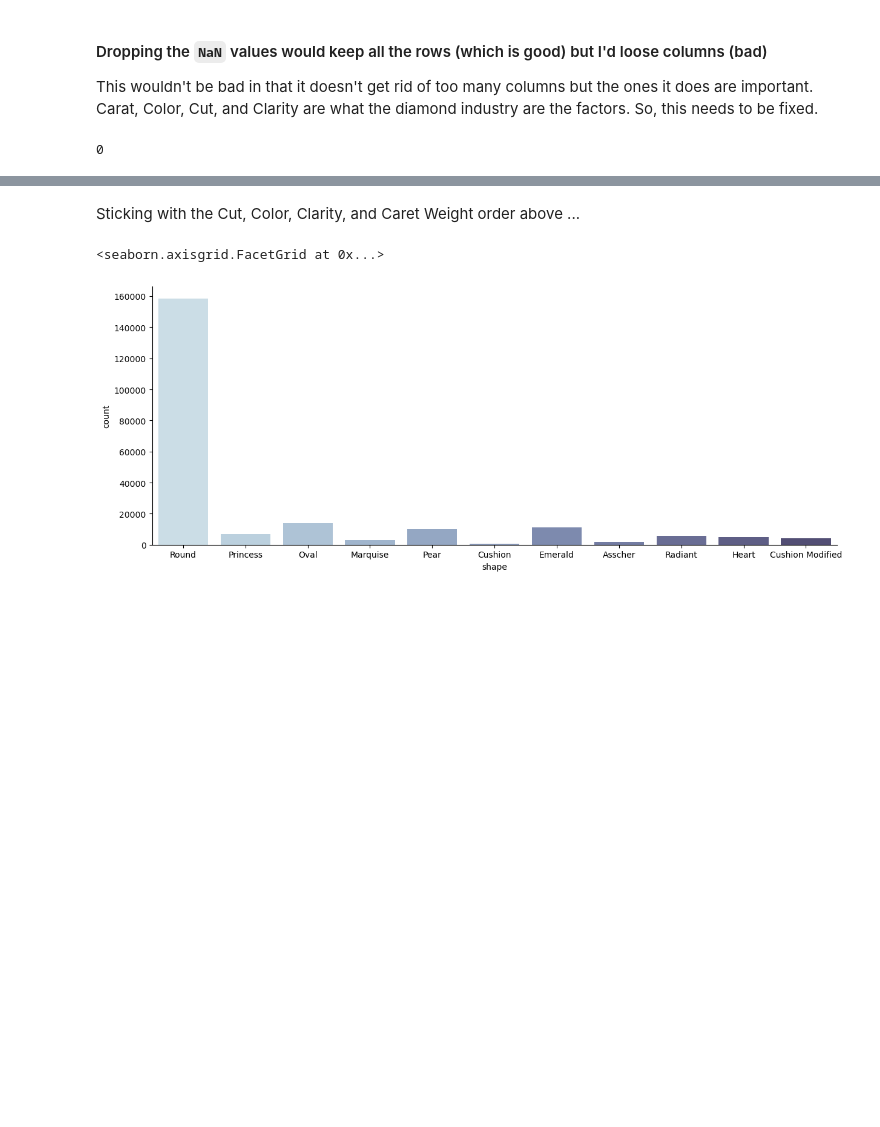
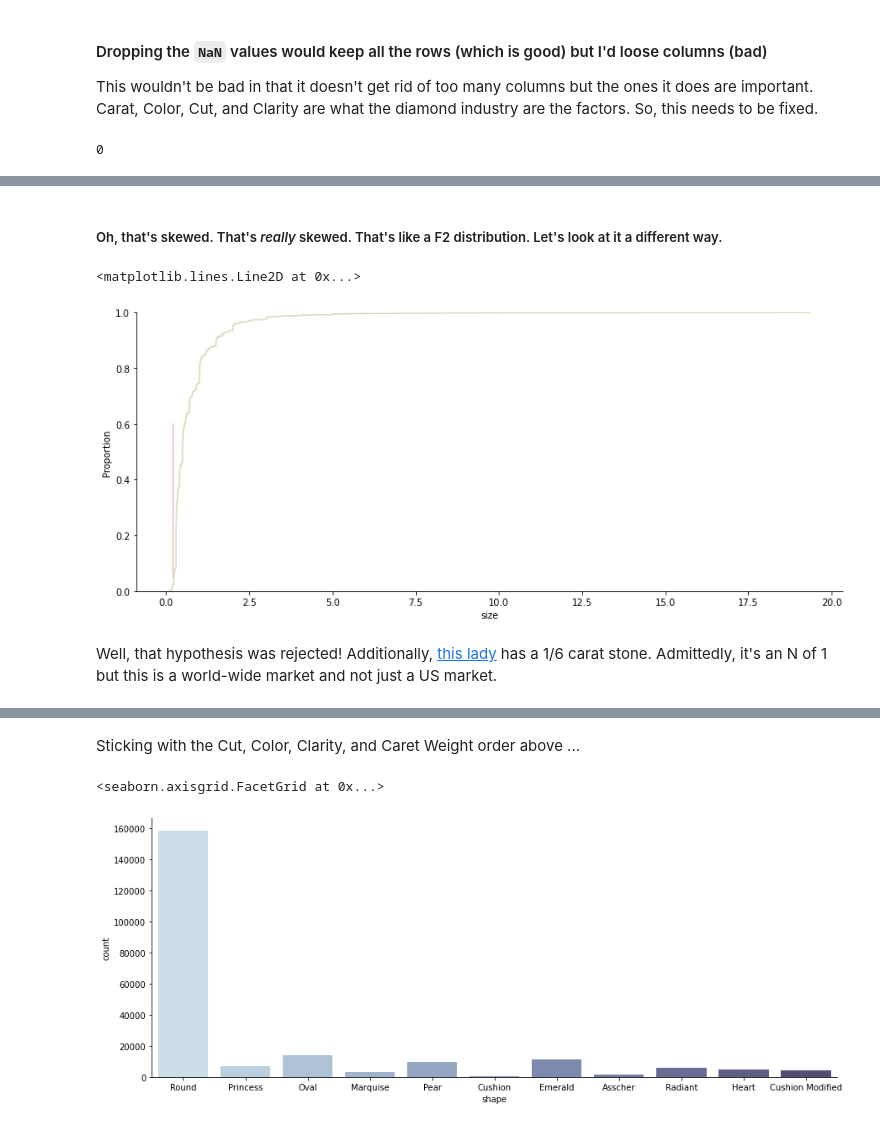
Before and after one commit to Little-PyProjects/Bees, a Jupyter notebook: Diamonds/notebook/EDA.ipynb, the cells around one changed output, grey strips where cells are left out. Cells and saved outputs as stored; diff of their text form; code cells hidden in the pictures; blank space fills up the shorter version.

```diff
--- a/Diamonds/notebook/EDA.ipynb
+++ b/Diamonds/notebook/EDA.ipynb
@@ -157,0 +188,10 @@ for col in col_list:
+# %% [markdown]
+##### Oh, that's skewed. That's _really_ skewed. That's like a F2 distribution. Let's look at it a different way.
+# %%
+sns.displot(df, x="size", aspect=2.3,  kind="ecdf")
+plt.axvline(.2, 0.05, 0.6, c='pink')
+# %% [output]
+<matplotlib.lines.Line2D at 0x...>
+[figure, added]
+# %% [markdown]
+Well, that hypothesis was rejected! Additionally, [this lady](https://slate.com/human-interest/2013/01/dear-prudence-is-my-engagement-ring-diamond-too-small.html) has a 1/6 carat stone. Admittedly, it's an N of 1 but this is a world-wide market and not just a US market.
```
Also changed, not shown: parts of 43 cells of this notebook.
